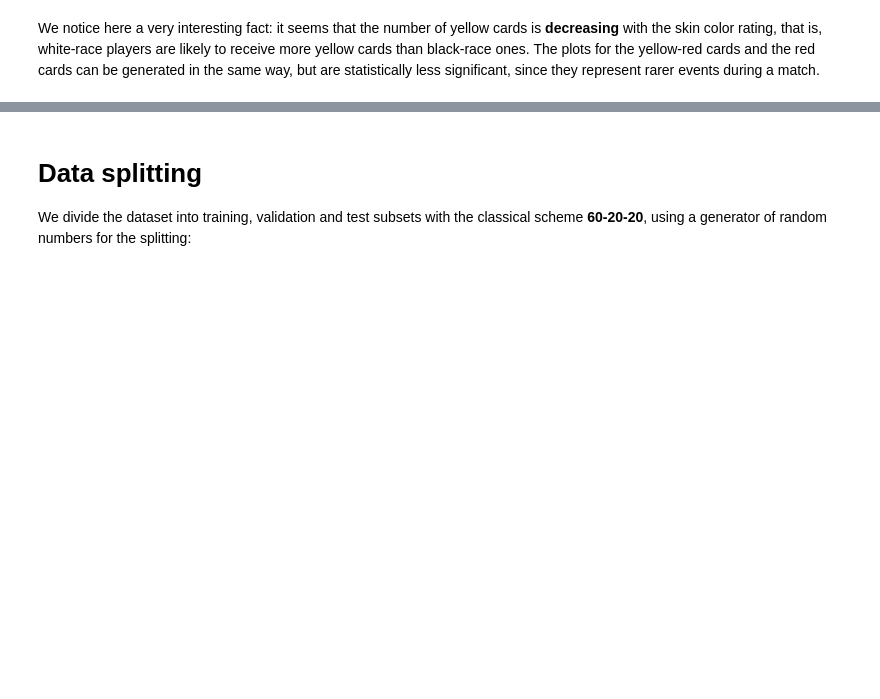
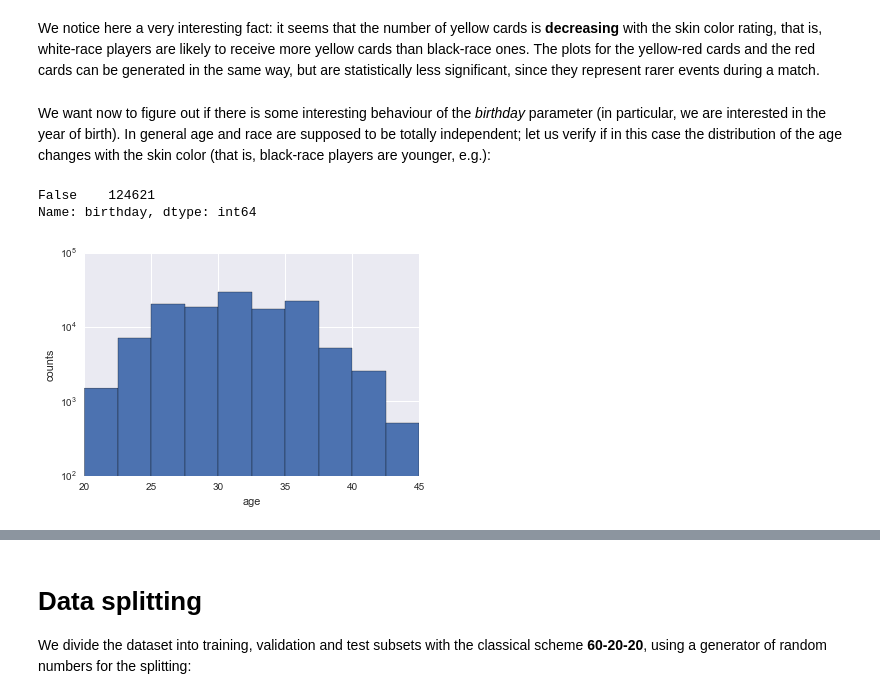
Before and after one commit to Bondzio/ADA_hw2016, a Jupyter notebook: 04 - Applied ML/AppliedML.ipynb, the cells around one changed output, grey strips where cells are left out. Saved outputs shown, nothing was run; the diff lists cells and outputs as text; code cells hidden in the pictures; blank space fills up the shorter version.

```diff
--- a/04 - Applied ML/AppliedML.ipynb
+++ b/04 - Applied ML/AppliedML.ipynb
@@ -217,3 +234,22 @@ plt.gcf().set_size_inches(16,8)
 [figure]
 # %% [markdown]
 We notice here a very interesting fact: it seems that the number of yellow cards is **decreasing** with the skin color rating, that is, white-race players are likely to receive more yellow cards than black-race ones. The plots for the yellow-red cards and the red cards can be generated in the same way, but are statistically less significant, since they represent rarer events during a match.
+# %% [markdown]
+We want now to figure out if there is some interesting behaviour of the *birthday* parameter (in particular, we are interested in the year of birth). In general age and race are supposed to be totally independent; let us verify if in this case the distribution of the age changes with the skin color (that is, black-race players are younger, e.g.):
+# %%
+data.birthday.isnull().value_counts() #good, all the dates are available
+# %% [output]
+False    124621
+Name: birthday, dtype: int64
+# %%
+# compute the age from the year of birth
+age = []
+for date in data.birthday:
+    age.append(2016-int(date[6:11]))
+# %%
+plt.hist(age)
+plt.gca().set_xlabel('age')
+plt.gca().set_ylabel('counts')
+plt.gca().set_yscale('log')
+# %% [output]
+[figure, added]
```
Also changed, not shown: parts of 49 cells of this notebook.
